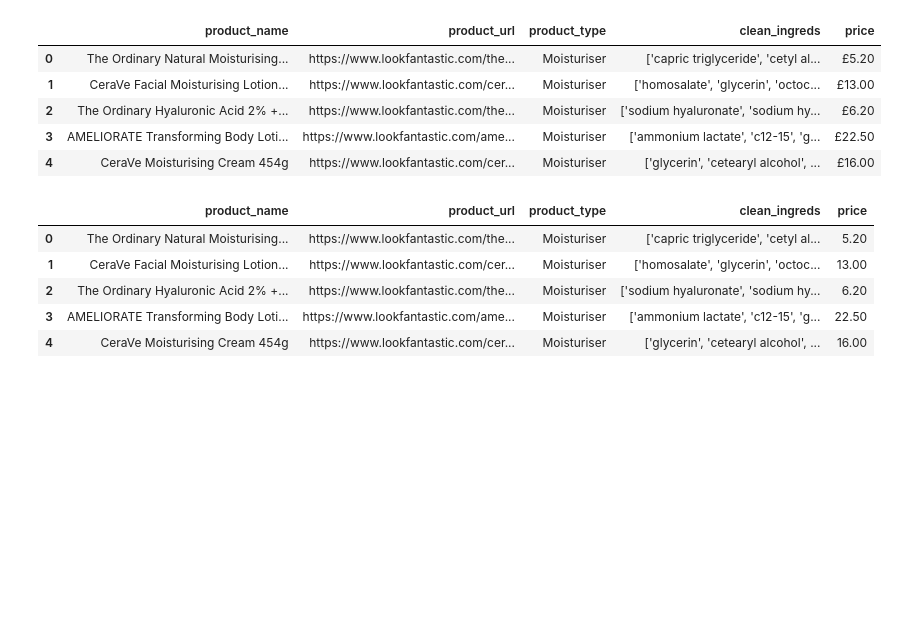
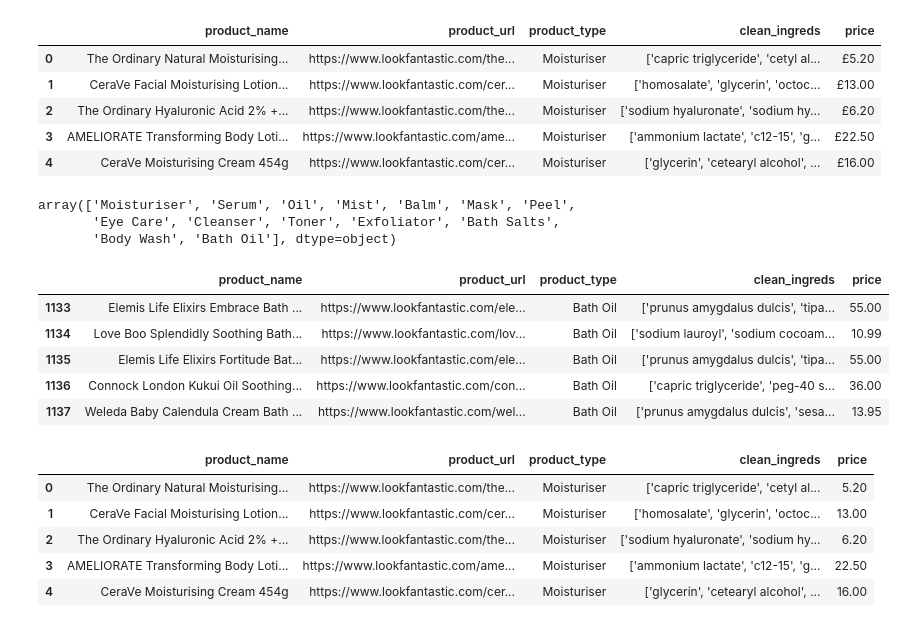
Before and after one commit to Afrin414/skincare_product, a Jupyter notebook: notebook/project1.ipynb, the cells around one changed output. Drawn from its saved outputs; the diff is of its cells as text; code cells hidden in the pictures; blank space fills up the shorter version.

```diff
--- a/notebook/project1.ipynb
+++ b/notebook/project1.ipynb
@@ -10,6 +10,21 @@ df.head()
 | 2 | The Ordinary Hyaluronic Acid 2% +... | https://www.lookfantastic.com/the... | Moisturiser | ['sodium hyaluronate', 'sodium hy... | £6.20 |
 | 3 | AMELIORATE Transforming Body Loti... | https://www.lookfantastic.com/ame... | Moisturiser | ['ammonium lactate', 'c12-15', 'g... | £22.50 |
 | 4 | CeraVe Moisturising Cream 454g | https://www.lookfantastic.com/cer... | Moisturiser | ['glycerin', 'cetearyl alcohol', ... | £16.00 |
+# %%
+df['product_type'].unique()
+# %% [output]
+array(['Moisturiser', 'Serum', 'Oil', 'Mist', 'Balm', 'Mask', 'Peel',
+       'Eye Care', 'Cleanser', 'Toner', 'Exfoliator', 'Bath Salts',
+       'Body Wash', 'Bath Oil'], dtype=object)
+# %%
+df.tail()
+# %% [output]
+|  | product_name | product_url | product_type | clean_ingreds | price |
+| 1133 | Elemis Life Elixirs Embrace Bath ... | https://www.lookfantastic.com/ele... | Bath Oil | ['prunus amygdalus dulcis', 'tipa... | 55.00 |
+| 1134 | Love Boo Splendidly Soothing Bath... | https://www.lookfantastic.com/lov... | Bath Oil | ['sodium lauroyl', 'sodium cocoam... | 10.99 |
+| 1135 | Elemis Life Elixirs Fortitude Bat... | https://www.lookfantastic.com/ele... | Bath Oil | ['prunus amygdalus dulcis', 'tipa... | 55.00 |
+| 1136 | Connock London Kukui Oil Soothing... | https://www.lookfantastic.com/con... | Bath Oil | ['capric triglyceride', 'peg-40 s... | 36.00 |
+| 1137 | Weleda Baby Calendula Cream Bath ... | https://www.lookfantastic.com/wel... | Bath Oil | ['prunus amygdalus dulcis', 'sesa... | 13.95 |
 # %%
 df['price']=df['price'].str[1:]
 # %%
```
Also changed, not shown: parts of 3 cells of this notebook, 1 other file.
